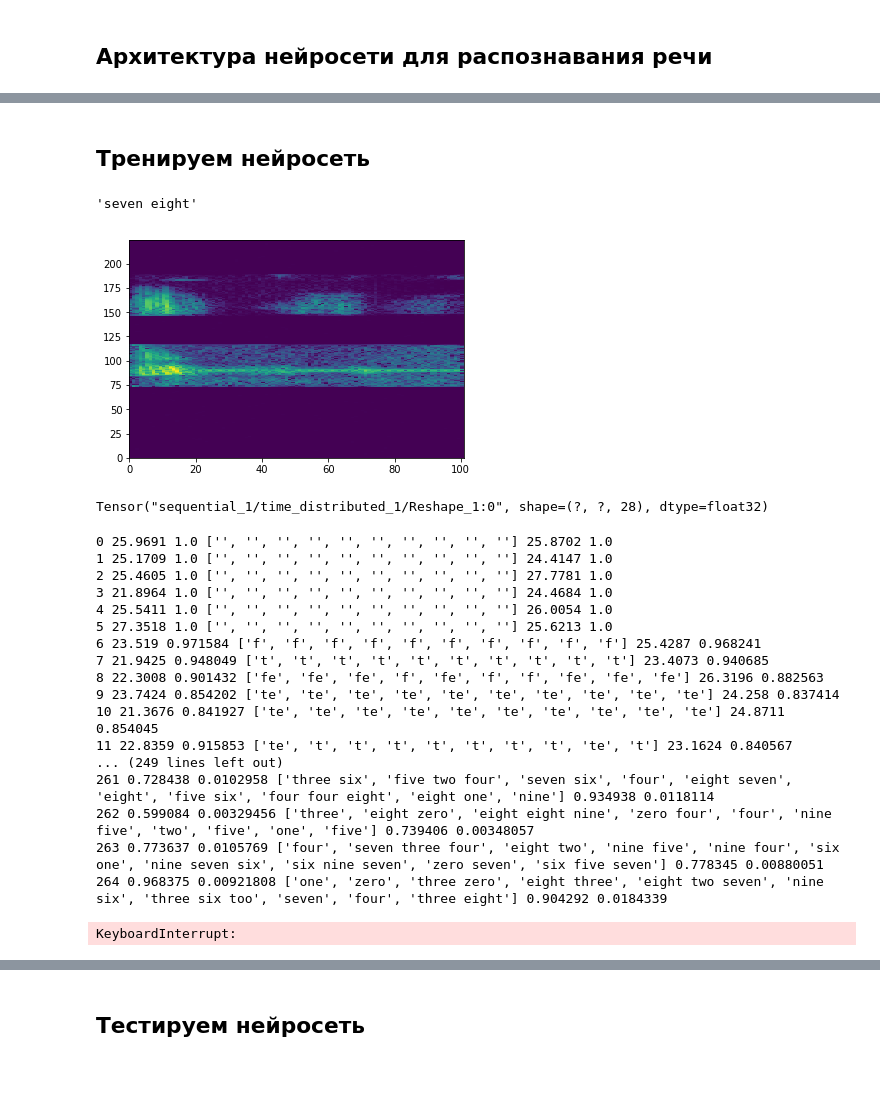
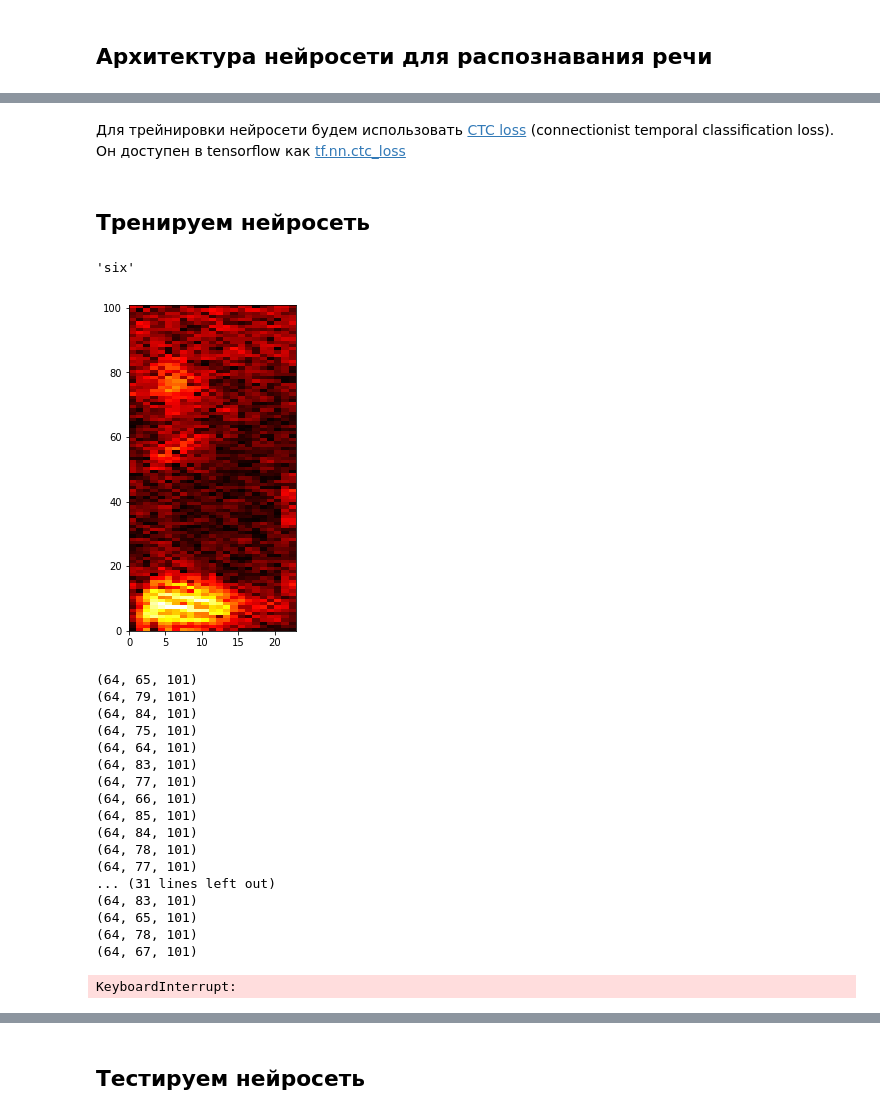
Before and after one commit to standy66/pycon-speech-recognition-2017, a Jupyter notebook: pycon_speech_recognition.ipynb, the cells around one changed output, grey strips where cells are left out. Cells and saved outputs as stored; diff of their text form; code cells hidden in the pictures; blank space fills up the shorter version.

Commit message:
Add model.pb and update the code

```diff
--- a/pycon_speech_recognition.ipynb
+++ b/pycon_speech_recognition.ipynb
@@ -431,5 +580,9 @@ Input gate $i_t$ производит алалогичные операции д
+# %% [markdown]
+Для трейнировки нейросети будем использовать [CTC loss](https://gab41.lab41.org/speech-recognition-you-down-with-ctc-8d3b558943f0) (connectionist temporal classification loss). Он доступен в tensorflow как [tf.nn.ctc_loss](https://www.tensorflow.org/api_docs/python/tf/nn/ctc_loss)
 # %% [markdown]
 ## Тренируем нейросеть
+# %%
+X, y = read_dataset("free-spoken-digit-dataset/recordings/")
 # %%
 lexicon = {
     0: "zero",
@@ -445,27 +598,23 @@ lexicon = {
 }
 
 vocabulary = {chr(ord("a") + i): i for i in range(26)}
-vocabulary[" "] = len(vocabulary)
 inv_vocabulary = dict(zip(vocabulary.values(), vocabulary.keys()))
-# %%
-X = []
-y = []
-for filename in iglob("data/*.wav"):
-    digits = map(int, os.path.basename(filename).split("__")[0].split("_"))
-    data = read_wav(filename)
-    X.append(extract_feats(data).T)
-    y.append(list(map(lambda x: vocabulary[x], " ".join(map(lambda x: lexicon[x], digits)))))
-
-n = len(X)
+# %%
+SAMPLE_RATE = 8000
+for i, data in enumerate(X):
+    _, _, X[i] = extract_feats(SAMPLE_RATE, X[i])
+for i, digit in enumerate(y):
+    y[i] = list(map(lambda x: vocabulary[x], lexicon[y[i]]))
 # %%
 X_train, X_test, y_train, y_test = train_test_split(X, y, test_size=0.3)
 # %%
-idx = 1
-plt.pcolor(X_train[idx])
+idx = 0
+plt.figure(figsize=(3, 6))
+plt.pcolor(X_train[idx].T, cmap="hot")
 "".join(map(lambda x: inv_vocabulary[x], y_train[idx]))
 # %% [output]
-'seven eight'
+'six'
-[figure, old version]
+[figure, new version]
 # %%
 g = tf.Graph()
 with g.as_default():
@@ -475,17 +624,13 @@ with g.as_default():
 
 
     model = Sequential()
-    model.add(Convolution1D(64, 5, padding='same', input_shape=(None, 101)))
-    model.add(Convolution1D(64, 5, strides=2, padding='same'))
-    model.add(Convolution1D(128, 5, padding='same'))
-    model.add(Convolution1D(128, 5, strides=2, padding='same'))
+    model.add(Bidirectional(LSTM(128, return_sequences=True, implementation=2), input_shape=(None, 101)))
     model.add(Bidirectional(LSTM(128, return_sequences=True, implementation=2)))
     model.add(TimeDistributed(Dense(len(vocabulary) + 1)))
 
-    final_seq_lens = tf.cast(tf.ceil(tf.cast(tf.ceil(seq_lens / 2), tf.int32) / 2), tf.int32)
+    final_seq_lens = seq_lens
 
     logits = model(input_X)
-    print(logits)
     logits = tf.transpose(logits, [1, 0, 2])
 
     ctc_loss = tf.reduce_mean(tf.nn.ctc_loss(labels, logits, final_seq_lens))
@@ -494,14 +639,13 @@ with g.as_default():
     ler = tf.reduce_mean(tf.edit_distance(tf.cast(decoded, tf.int32), labels))
 
     train_op = tf.train.AdamOptimizer(learning_rate=1e-4).minimize(ctc_loss)
-# %% [output]
-Tensor("sequential_1/time_distributed_1/Reshape_1:0", shape=(?, ?, 28), dtype=float32)
 # %%
 sess = tf.InteractiveSession(graph=g)
 # %%
 sess.run(tf.global_variables_initializer())
 for epoch in range(1000):
     for X_batch, seq_lens_batch, y_batch, y_batch_orig in batch(X_train, y_train, 64):
+        print(X_batch.shape)
         feed_dict = {
             input_X: X_batch,
             labels: y_batch,
@@ -517,21 +661,21 @@ for epoch in range(1000):
         test_loss, test_ler, test_decoded, true = sess.run([ctc_loss, ler, decoded, labels], feed_dict=feed_dict)
     print(f"{epoch}", train_loss, train_ler, decode(train_decoded, inv_vocabulary)[:10],  test_loss, test_ler)
 # %% [output]
-0 25.9691 1.0 ['', '', '', '', '', '', '', '', '', ''] 25.8702 1.0
-1 25.1709 1.0 ['', '', '', '', '', '', '', '', '', ''] 24.4147 1.0
-2 25.4605 1.0 ['', '', '', '', '', '', '', '', '', ''] 27.7781 1.0
-3 21.8964 1.0 ['', '', '', '', '', '', '', '', '', ''] 24.4684 1.0
-4 25.5411 1.0 ['', '', '', '', '', '', '', '', '', ''] 26.0054 1.0
-5 27.3518 1.0 ['', '', '', '', '', '', '', '', '', ''] 25.6213 1.0
-6 23.519 0.971584 ['f', 'f', 'f', 'f', 'f', 'f', 'f', 'f', 'f', 'f'] 25.4287 0.968241
-7 21.9425 0.948049 ['t', 't', 't', 't', 't', 't', 't', 't', 't', 't'] 23.4073 0.940685
-8 22.3008 0.901432 ['fe', 'fe', 'fe', 'f', 'fe', 'f', 'f', 'fe', 'fe', 'fe'] 26.3196 0.882563
-9 23.7424 0.854202 ['te', 'te', 'te', 'te', 'te', 'te', 'te', 'te', 'te', 'te'] 24.258 0.837414
-10 21.3676 0.841927 ['te', 'te', 'te', 'te', 'te', 'te', 'te', 'te', 'te', 'te'] 24.8711 0.854045
-11 22.8359 0.915853 ['te', 't', 't', 't', 't', 't', 't', 't', 'te', 't'] 23.1624 0.840567
-... (249 lines left out)
-261 0.728438 0.0102958 ['three six', 'five two four', 'seven six', 'four', 'eight seven', 'eight', 'five six', 'four four eight', 'eight one', 'nine'] 0.934938 0.0118114
-262 0.599084 0.00329456 ['three', 'eight zero', 'eight eight nine', 'zero four', 'four', 'nine five', 'two', 'five', 'one', 'five'] 0.739406 0.00348057
-263 0.773637 0.0105769 ['four', 'seven three four', 'eight two', 'nine five', 'nine four', 'six one', 'nine seven six', 'six nine seven', 'zero seven', 'six five seven'] 0.778345 0.00880051
-264 0.968375 0.00921808 ['one', 'zero', 'three zero', 'eight three', 'eight two seven', 'nine six', 'three six too', 'seven', 'four', 'three eight'] 0.904292 0.0184339
+(64, 65, 101)
+(64, 79, 101)
+(64, 84, 101)
+(64, 75, 101)
+(64, 64, 101)
+(64, 83, 101)
+(64, 77, 101)
+(64, 66, 101)
+(64, 85, 101)
+(64, 84, 101)
+(64, 78, 101)
+(64, 77, 101)
+... (31 lines left out)
+(64, 83, 101)
+(64, 65, 101)
+(64, 78, 101)
+(64, 67, 101)
 KeyboardInterrupt:
```
Also changed, not shown: parts of 26 cells of this notebook, 8 other files.
